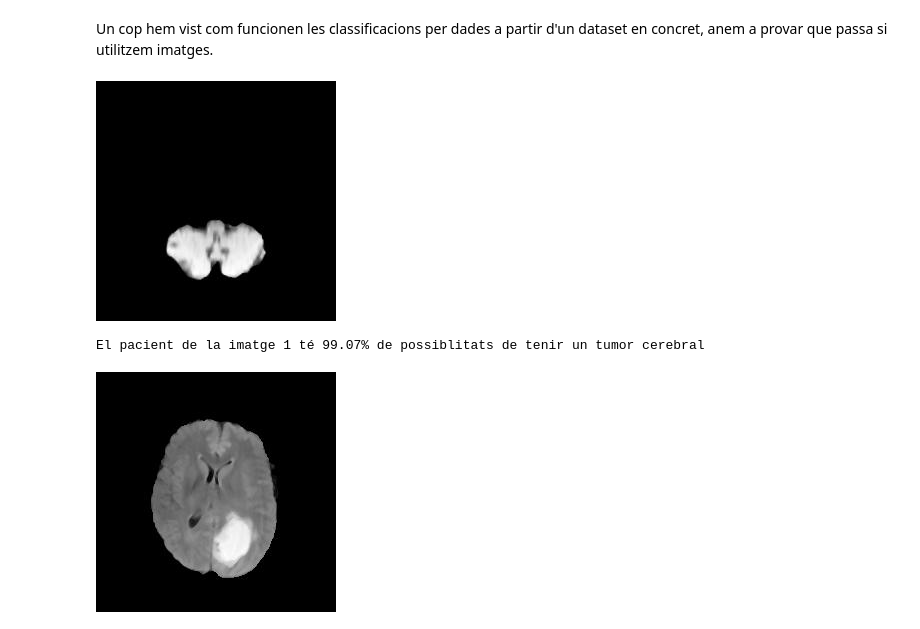
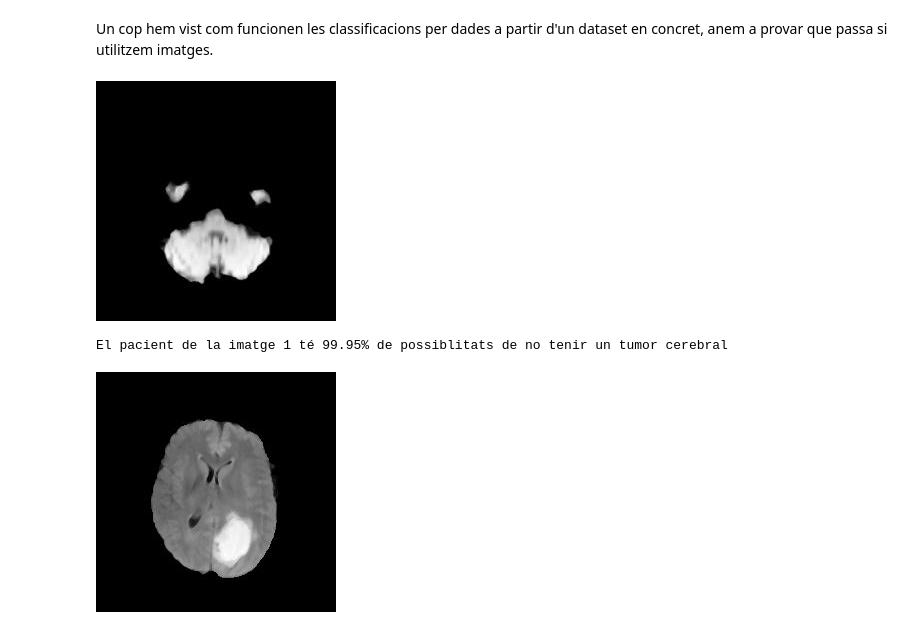
Before and after one commit to MarcLlopart/Predicting-Brain-Tumors-with-ML, a Jupyter notebook: demo/Demo.ipynb, the cells around one changed output. Cells and saved outputs as stored; diff of their text form; code cells hidden in the pictures.

```diff
--- a/demo/Demo.ipynb
+++ b/demo/Demo.ipynb
@@ -128,13 +130,13 @@ Un cop hem vist com funcionen les classificacions per dades a partir d'un datase
 # %%
 actual_dir = os.getcwd()
 folder_name="Brain Tumor"
 data_dir = os.path.join(actual_dir, folder_name)
 image_dir = os.path.join(data_dir, folder_name)
-image = os.path.join(image_dir, "Image1.jpg")
+image = os.path.join(image_dir, "Image2.jpg")
 img = Image.open(image)
 img
 # %% [output]
-[figure, old version]
+[figure, new version]
 # %%
 model = squeezenet.eval()
 img_t =  transform(img)
@@ -151,7 +153,7 @@ else:
     pacient = "no tenir un tumor cerebral"
 print(f"El pacient de la imatge 1 té {round(percentage[index[0]].item(),2)}% de possiblitats de {pacient}")
 # %% [output]
-El pacient de la imatge 1 té 99.07% de possiblitats de tenir un tumor cerebral
+El pacient de la imatge 1 té 99.95% de possiblitats de no tenir un tumor cerebral
 # %%
 actual_dir = os.getcwd()
 folder_name="Brain Tumor"
```
Also changed, not shown: parts of 4 cells of this notebook.
